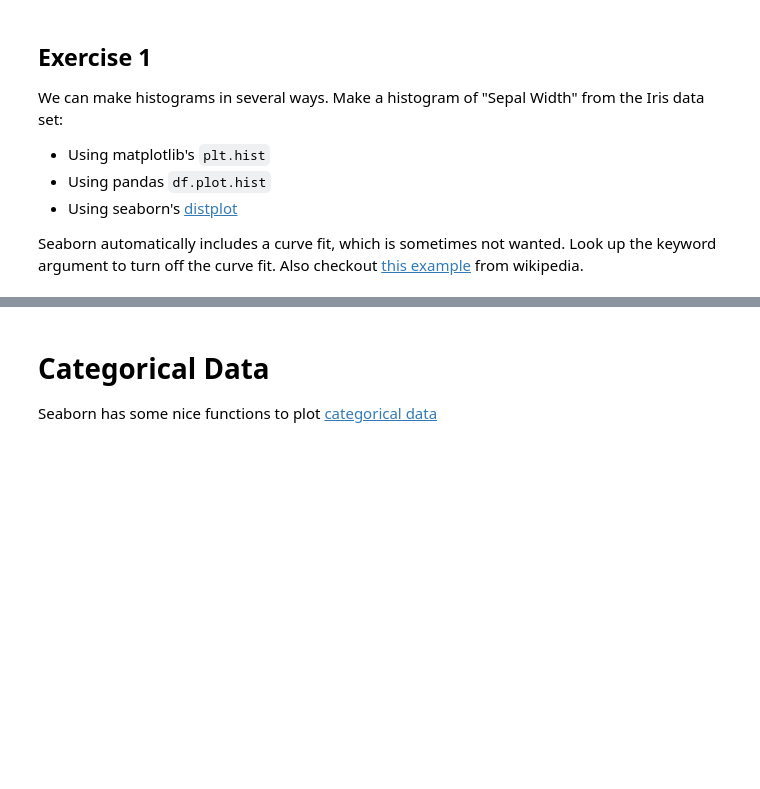
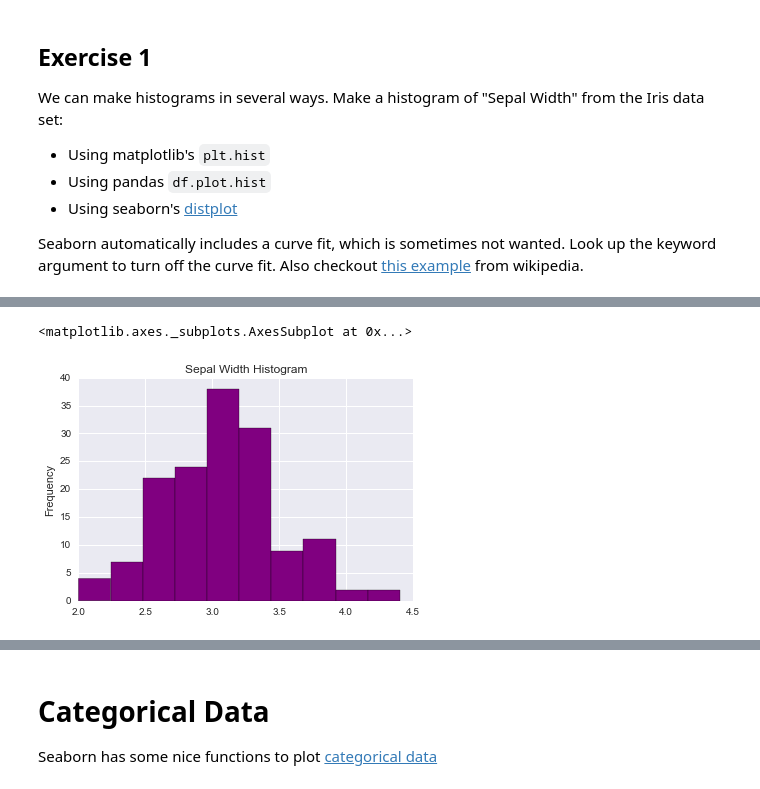
Before and after one commit to SairaNawaz1/SairaNawaz, a Jupyter notebook: lessons/lesson-05/code/Data Visualization Lab.ipynb, the cells around one changed output, grey strips where cells are left out. Cells and saved outputs as stored; diff of their text form; code cells hidden in the pictures; blank space fills up the shorter version.

```diff
--- a/lessons/lesson-05/code/Data Visualization Lab.ipynb
+++ b/lessons/lesson-05/code/Data Visualization Lab.ipynb
@@ -162,0 +143,7 @@ Seaborn automatically includes a curve fit, which is sometimes not wanted. Look
+# %%
+df.sepal_width.plot(kind = "hist", color = "purple", title = "Sepal Width Histogram", x ="sepal length", y  "count")
+
+#df.sepal_width.plot.hist()
+# %% [output]
+<matplotlib.axes._subplots.AxesSubplot at 0x...>
+[figure, added]
```
Also changed, not shown: parts of 23 cells of this notebook, 13 other files.
